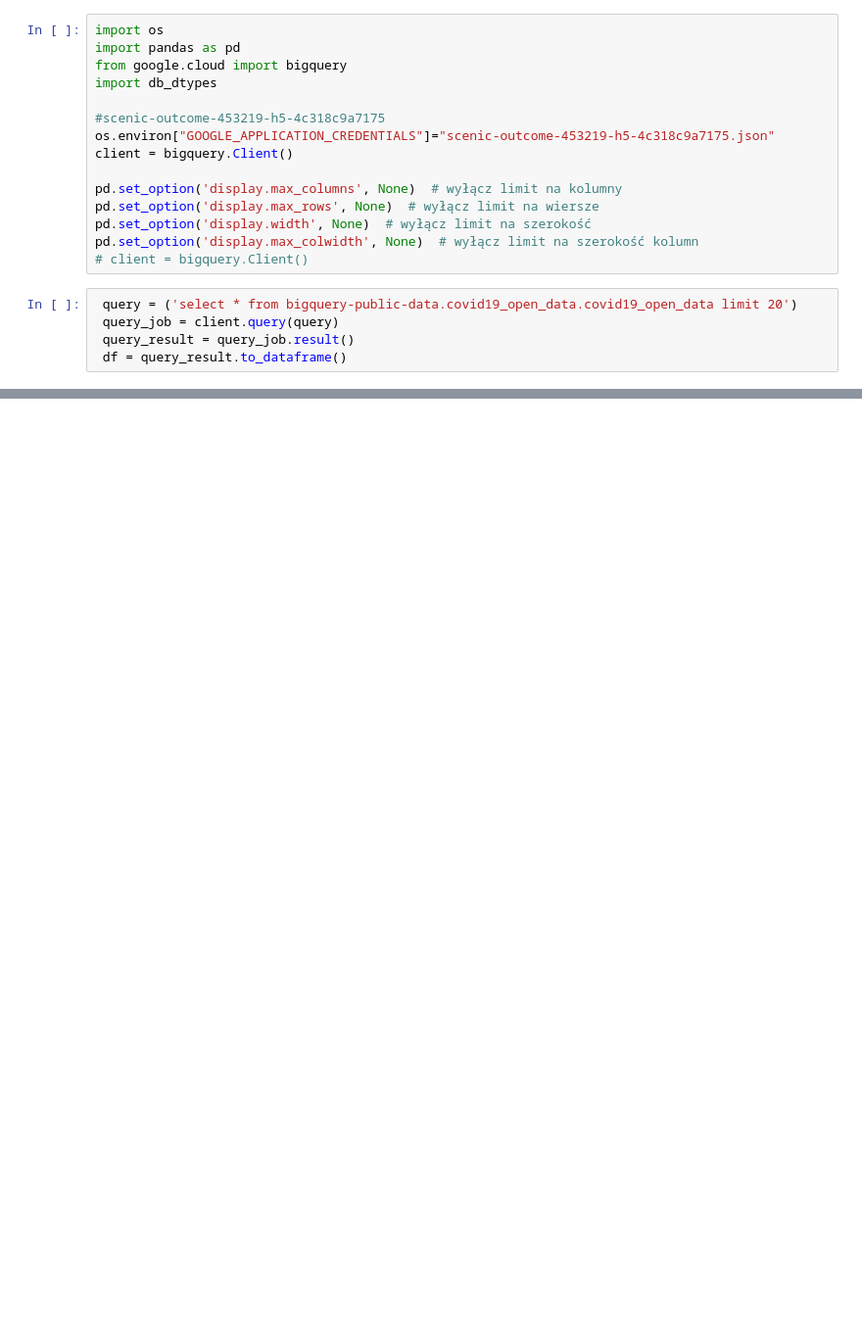
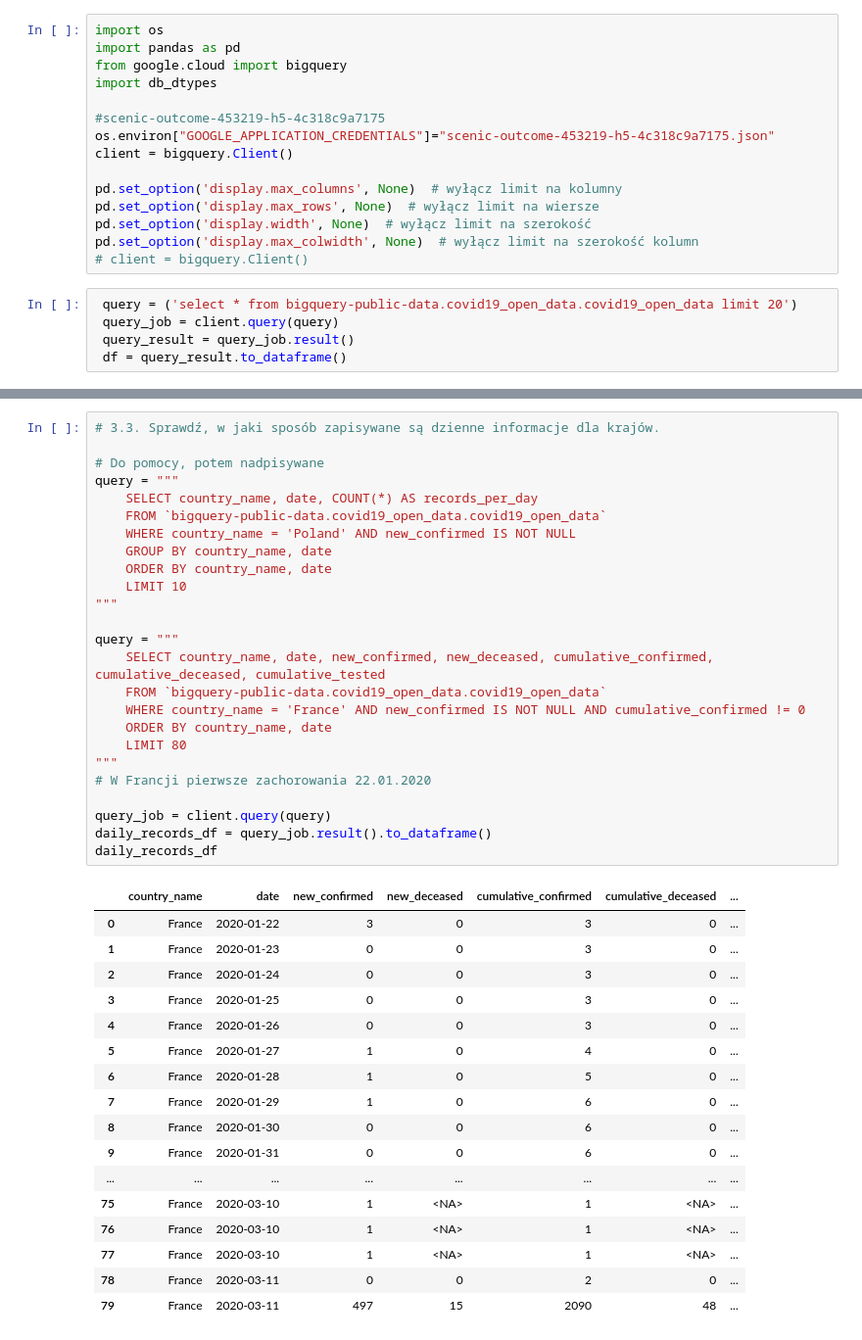
Before and after one commit to kasiap556/bigdata, a Jupyter notebook: main.ipynb, the cells around one changed output, grey strips where cells are left out. Shown at 98% size. Cells and saved outputs as stored; diff of their text form; blank space fills up the shorter version.

```diff
--- a/main.ipynb
+++ b/main.ipynb
@@ -33,0 +88,43 @@ columns_df
+# %%
+# 3.3. Sprawdź, w jaki sposób zapisywane są dzienne informacje dla krajów.
+
+# Do pomocy, potem nadpisywane
+query = """
+    SELECT country_name, date, COUNT(*) AS records_per_day
+    FROM `bigquery-public-data.covid19_open_data.covid19_open_data`
+    WHERE country_name = 'Poland' AND new_confirmed IS NOT NULL
+    GROUP BY country_name, date
+    ORDER BY country_name, date
+    LIMIT 10
+"""
+
+query = """
+    SELECT country_name, date, new_confirmed, new_deceased, cumulative_confirmed, cumulative_deceased, cumulative_tested
+    FROM `bigquery-public-data.covid19_open_data.covid19_open_data`
+    WHERE country_name = 'France' AND new_confirmed IS NOT NULL AND cumulative_confirmed != 0
+    ORDER BY country_name, date
+    LIMIT 80
+"""
+# W Francji pierwsze zachorowania 22.01.2020
+
+query_job = client.query(query)
+daily_records_df = query_job.result().to_dataframe()
+daily_records_df
+# %% [output]
+|  | country_name | date | new_confirmed | new_deceased | cumulative_confirmed | cumulative_deceased | ... |
+| 0 | France | 2020-01-22 | 3 | 0 | 3 | 0 | ... |
+| 1 | France | 2020-01-23 | 0 | 0 | 3 | 0 | ... |
+| 2 | France | 2020-01-24 | 0 | 0 | 3 | 0 | ... |
+| 3 | France | 2020-01-25 | 0 | 0 | 3 | 0 | ... |
+| 4 | France | 2020-01-26 | 0 | 0 | 3 | 0 | ... |
+| 5 | France | 2020-01-27 | 1 | 0 | 4 | 0 | ... |
+| 6 | France | 2020-01-28 | 1 | 0 | 5 | 0 | ... |
+| 7 | France | 2020-01-29 | 1 | 0 | 6 | 0 | ... |
+| 8 | France | 2020-01-30 | 0 | 0 | 6 | 0 | ... |
+| 9 | France | 2020-01-31 | 0 | 0 | 6 | 0 | ... |
+| ... | ... | ... | ... | ... | ... | ... | ... |
+| 75 | France | 2020-03-10 | 1 | <NA> | 1 | <NA> | ... |
+| 76 | France | 2020-03-10 | 1 | <NA> | 1 | <NA> | ... |
+| 77 | France | 2020-03-10 | 1 | <NA> | 1 | <NA> | ... |
+| 78 | France | 2020-03-11 | 0 | 0 | 2 | 0 | ... |
+| 79 | France | 2020-03-11 | 497 | 15 | 2090 | 48 | ... |
```
Also changed, not shown: parts of 17 cells of this notebook.
